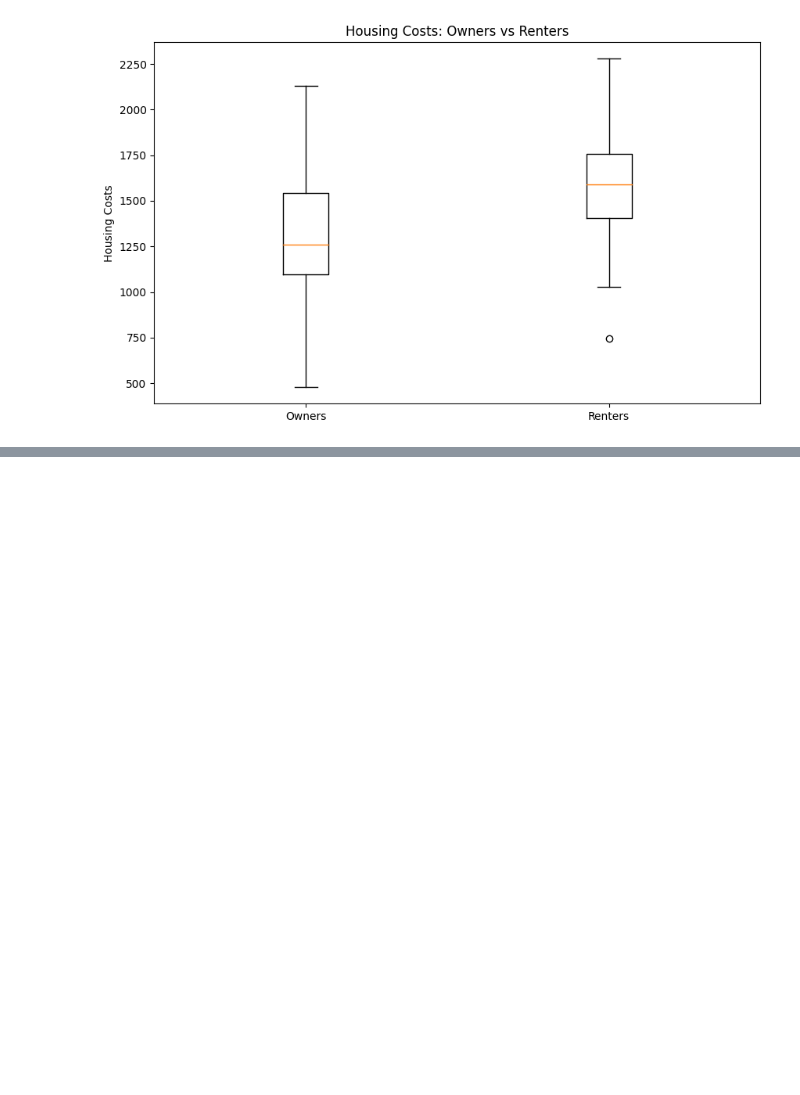
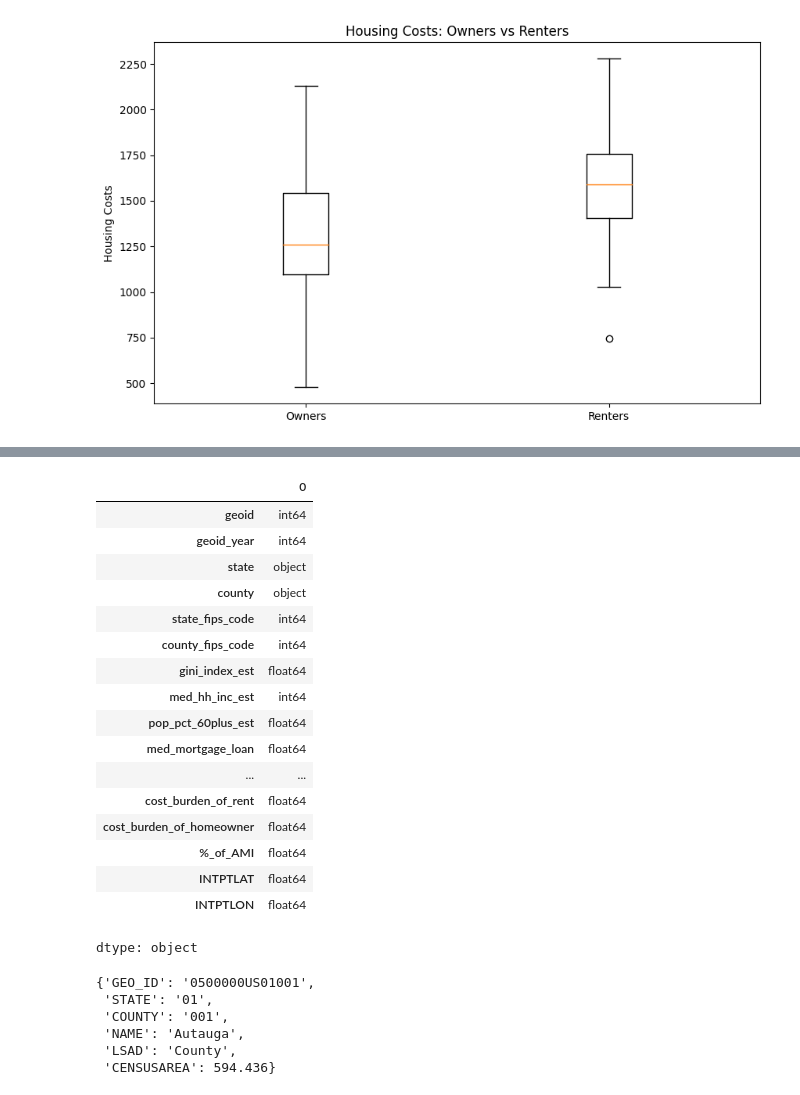
Before and after one commit to datakind/datakit-housing-fall-2024, a Jupyter notebook: challenge-2/DataKind_HousingProject.ipynb, the cells around one changed output, grey strips where cells are left out. Cells and saved outputs as stored; diff of their text form; code cells hidden in the pictures; blank space fills up the shorter version.

```diff
--- a/challenge-2/DataKind_HousingProject.ipynb
+++ b/challenge-2/DataKind_HousingProject.ipynb
@@ -140,0 +151,43 @@ _ = plt.title('Housing Costs: Owners vs Renters')
+# %%
+merged_df.dtypes
+#merged_df.set_index('geoid', inplace=True)
+#merged_df.head()
+# %% [output]
+|  | 0 |
+| geoid | int64 |
+| geoid_year | int64 |
+| state | object |
+| county | object |
+| state_fips_code | int64 |
+| county_fips_code | int64 |
+| gini_index_est | float64 |
+| med_hh_inc_est | int64 |
+| pop_pct_60plus_est | float64 |
+| med_mortgage_loan | float64 |
+| ... | ... |
+| cost_burden_of_rent | float64 |
+| cost_burden_of_homeowner | float64 |
+| %_of_AMI | float64 |
+| INTPTLAT | float64 |
+| INTPTLON | float64 |
+dtype: object
+# %%
+# Load GeoJSON file
+import json
+!wget -q "https://raw.githubusercontent.com/plotly/datasets/master/geojson-counties-fips.json" -O florida.geojson
+with open('florida.geojson') as f:
+    florida_geojson = json.load(f)
+florida_geojson.keys()
+florida_geojson['features'][0]['properties']
+#florida_string = json.dumps(florida_geojson, indent =4)
+#print(florida_string)
+
+
+#florida_geojson # Print the first feature to see its structure
+# %% [output]
+{'GEO_ID': '0500000US01001',
+ 'STATE': '01',
+ 'COUNTY': '001',
+ 'NAME': 'Autauga',
+ 'LSAD': 'County',
+ 'CENSUSAREA': 594.436}
```
Also changed, not shown: parts of 12 cells of this notebook.
